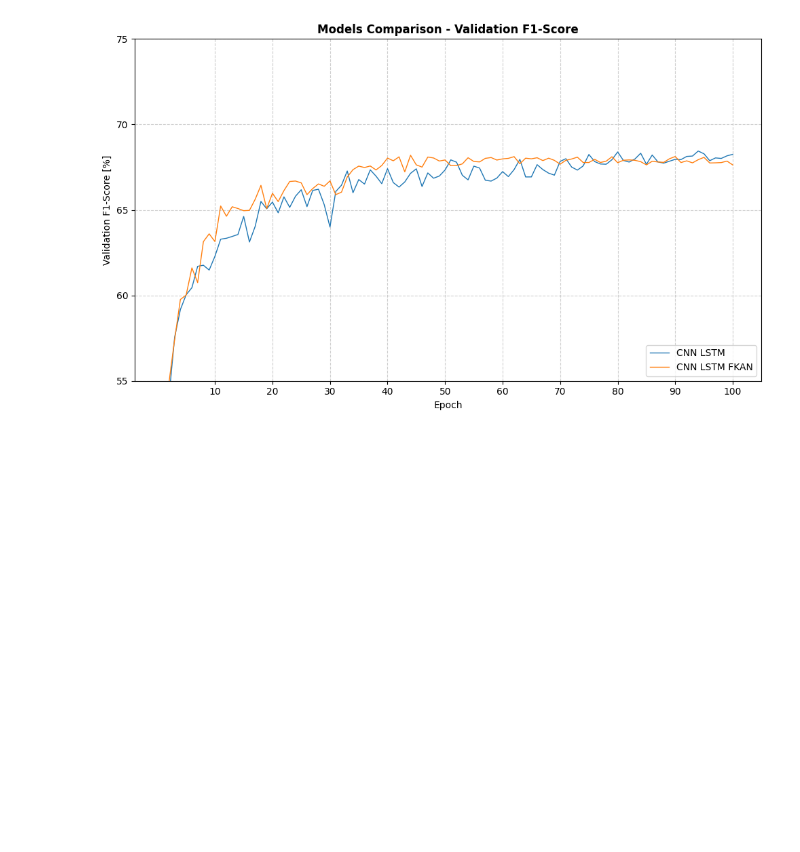
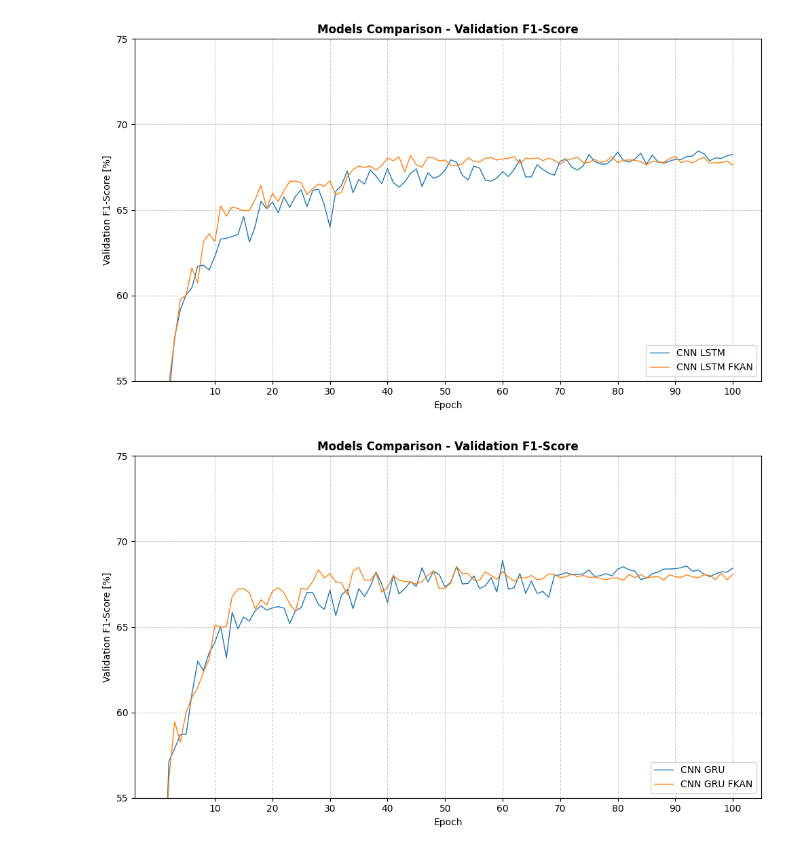
Before and after one commit to JestemPawlem/ECG-Deep-Learning, a Jupyter notebook: experiments/comparison.ipynb, the cells around one changed output. Saved outputs shown, nothing was run; the diff lists cells and outputs as text; code cells hidden in the pictures; blank space fills up the shorter version.

Commit message:
added new hybrid model: CNN GRU FKAN

```diff
--- a/experiments/comparison.ipynb
+++ b/experiments/comparison.ipynb
@@ -19,6 +19,11 @@ run_comparison(model_names=['CNN LSTM', 'CNN LSTM FKAN'],
                metric='f1')
 # %% [output]
 [figure]
+# %%
+run_comparison(model_names=['CNN GRU', 'CNN GRU FKAN'],
+               metric='f1')
+# %% [output]
+[figure, added]
 # %%
 model_names = [
     'CNN',
```
Also changed, not shown: parts of 1 cell of this notebook, 16 other files.
